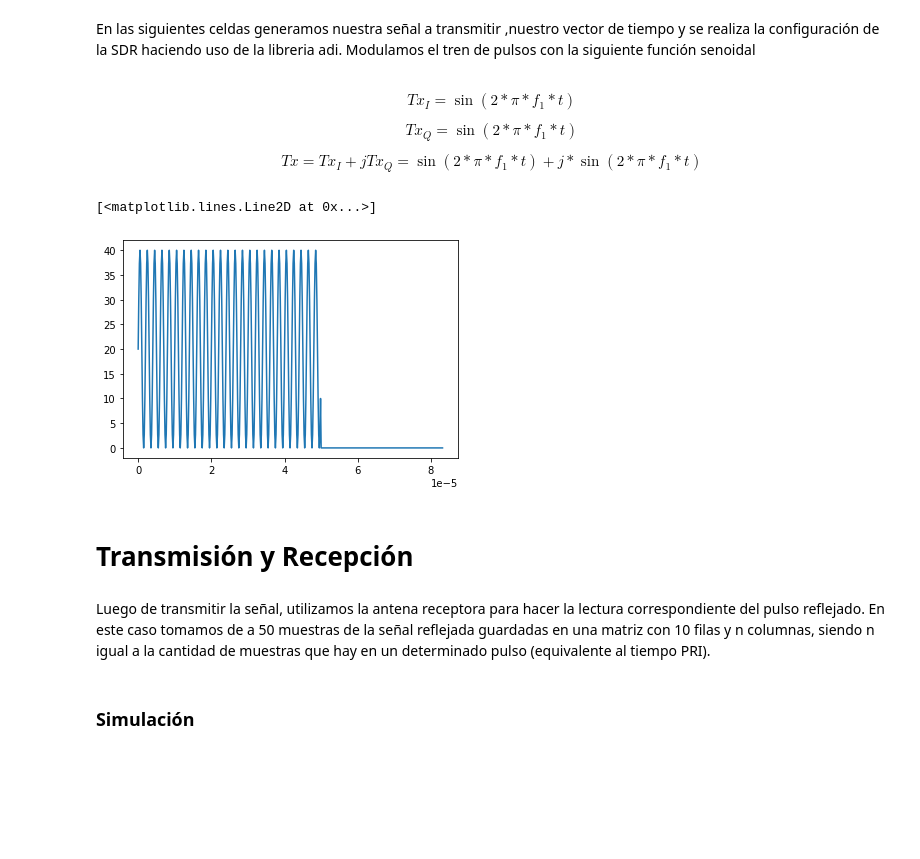
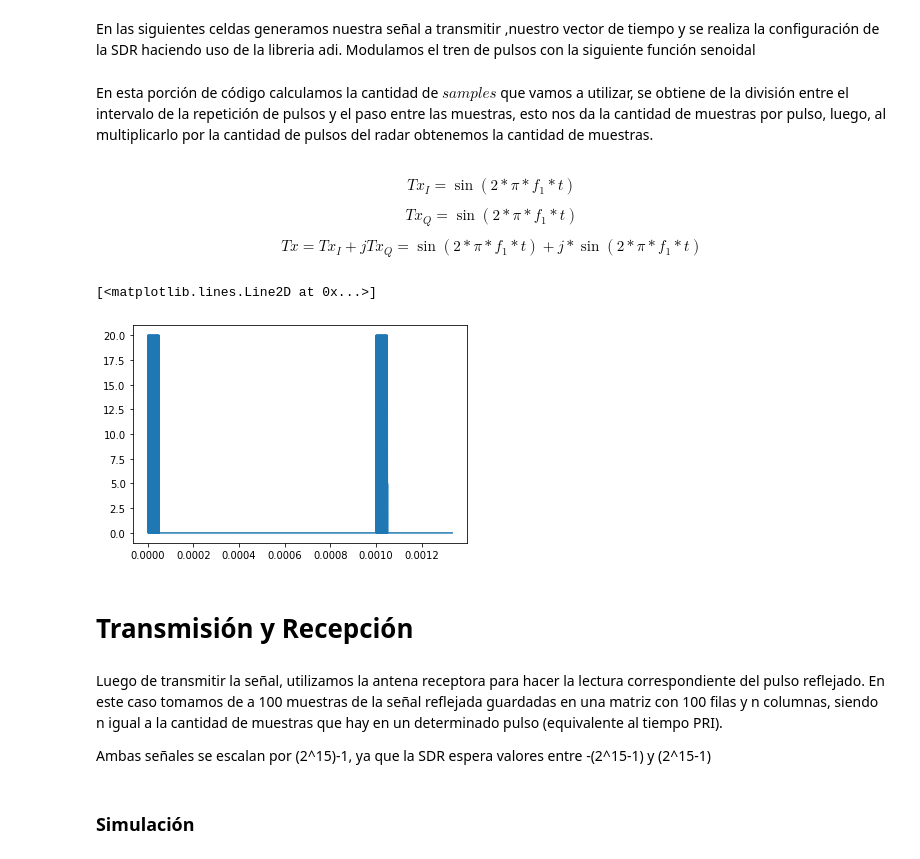
Before and after one commit to federicorichter/PulsedRadar_ComDig, a Jupyter notebook: TrabajoFinalGrupo3.ipynb, the cells around one changed output. Drawn from its saved outputs; the diff is of its cells as text; code cells hidden in the pictures; blank space fills up the shorter version.

```diff
--- a/TrabajoFinalGrupo3.ipynb
+++ b/TrabajoFinalGrupo3.ipynb
@@ -50,6 +46,8 @@ f1 = 500e3
 samples = pulses*int(PRI/step)
 # %% [markdown]
 En las siguientes celdas generamos nuestra señal a transmitir ,nuestro vector de tiempo y se realiza la configuración de la SDR haciendo uso de la libreria adi. Modulamos el tren de pulsos con la siguiente función senoidal
+# %% [markdown]
+En esta porción de código calculamos la cantidad de $samples$ que vamos a utilizar, se obtiene de la división entre el intervalo de la repetición de pulsos y el paso entre las muestras, esto nos da la cantidad de muestras por pulso, luego, al multiplicarlo por la cantidad de pulsos del radar obtenemos la cantidad de muestras.
 # %% [markdown]
 \begin{equation}
     Tx_I = \sin(2* \pi * f_1 * t)
@@ -65,22 +63,22 @@ En las siguientes celdas generamos nuestra señal a transmitir ,nuestro vector d
 # %%
 t = np.linspace(0,(samples-1)*step,samples)
 pulse_length = 0.00005 #[s] => 0.5 ms
-Tx_I = 20*np.sin(2*np.pi*f1*t) + 20
-Tx_Q = 20*np.sin(2*np.pi*f1*t + np.pi/2) + 20
-zeros = np.zeros(len(t))
-ones = np.ones(int(pulse_length/step))
+Tx_I = 10*np.sin(2*np.pi*f1*t) + 10
+Tx_Q = 10*np.sin(2*np.pi*f1*t + np.pi/2) + 10
+zeros = np.zeros(len(t))  # arreglo completo
+ones = np.ones(int(pulse_length/step)) # señal continua de duracion pule_length
 
 for i in range(0,len(Tx_I),int(PRI/step)):
       zeros[i:i+len(ones)] = ones
 # %%
 Tx_I = Tx_I * zeros # parte real de la señal
 Tx_Q = Tx_Q * zeros #parte imaginaria
 Tx = Tx_I + 1j * Tx_Q
 
-plt.plot(t[:500],Tx[:500])
+plt.plot(t[:8000],Tx[:8000])
 # %% [output]
 [<matplotlib.lines.Line2D at 0x...>]
-[figure, old version]
+[figure, new version]
 # %%
 #-----------------------------------SDR Configurations-------------------------------
 sdr             = adi.Pluto(Uri)
@@ -114,7 +112,10 @@ recieved_signal = [[0 for i in range(cols)] for j in range(rows)]
 for i in range(rows):
     recieved_signal[i] = rxSignal[i*int(PRI/step):i*int(PRI/step)+int(PRI/step)]
 # %% [markdown]
-Luego de transmitir la señal, utilizamos la antena receptora para hacer la lectura correspondiente del pulso reflejado. En este caso tomamos de a 50 muestras de la señal reflejada guardadas en una matriz con 10 filas y n columnas, siendo n igual a la cantidad de muestras que hay en un determinado pulso (equivalente al tiempo PRI).
+Luego de transmitir la señal, utilizamos la antena receptora para hacer la lectura correspondiente del pulso reflejado. En este caso tomamos de a 100 muestras de la señal reflejada guardadas en una matriz con 100 filas y n columnas, siendo n igual a la cantidad de muestras que hay en un determinado pulso (equivalente al tiempo PRI).
+
+
+Ambas señales se escalan por (2^15)-1, ya que la SDR espera valores entre -(2^15-1) y (2^15-1)
 # %% [markdown]
 ### Simulación
 # %% [markdown]
```
Also changed, not shown: parts of 15 cells of this notebook.
